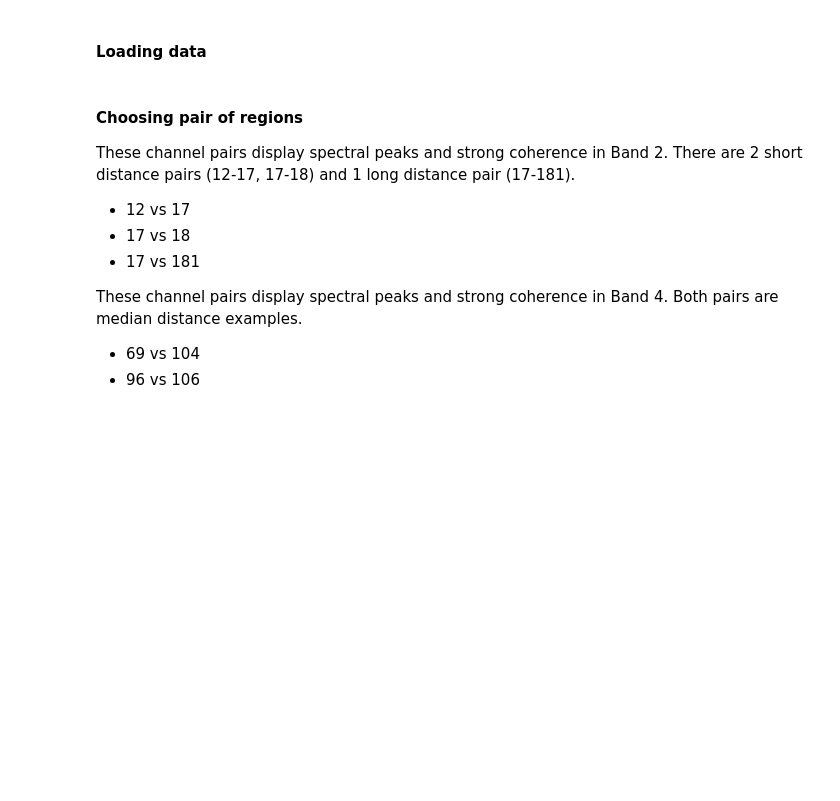
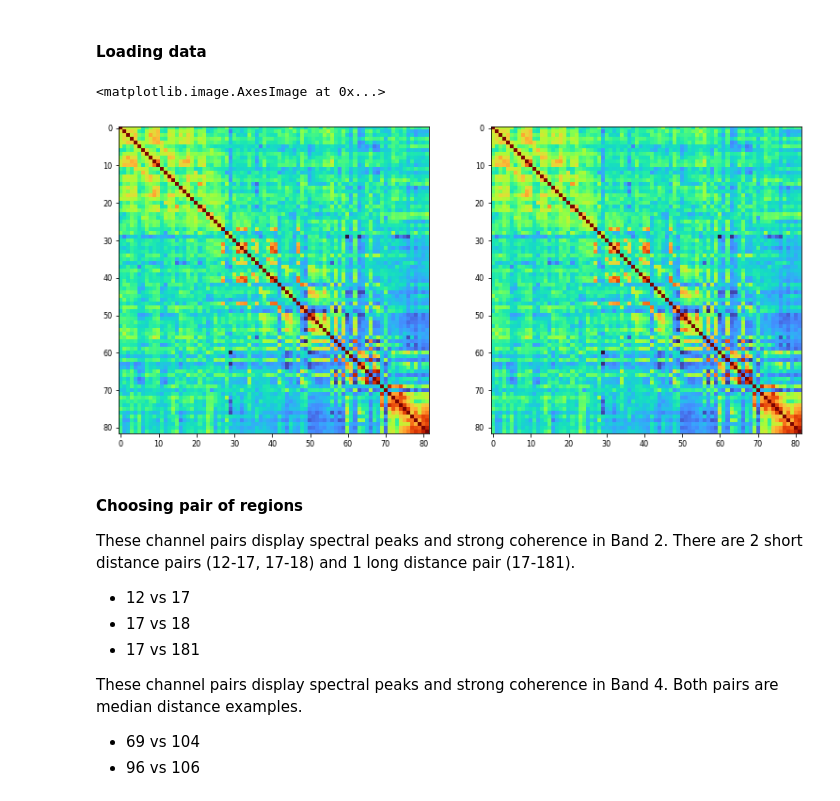
Before and after one commit to ViniciusLima94/GrayData-Analysis, a Jupyter notebook: notebooks/3.0.7. Test on the channels suggested by Charles.ipynb, the cells around one changed output. Drawn from its saved outputs; the diff is of its cells as text; code cells hidden in the pictures; blank space fills up the shorter version.

```diff
--- a/notebooks/3.0.7. Test on the channels suggested by Charles.ipynb
+++ b/notebooks/3.0.7. Test on the channels suggested by Charles.ipynb
@@ -34,3 +31,17 @@ data_surr = trial_swap_surrogates(data, verbose=True)
+# %%
+#### Surrogate data
+n_surr    = 20
+data_surr = []
+for i in range(n_surr): data_surr += [phase_rand_surrogates(data, seed=i*200, verbose=False, n_jobs=1)]#[trial_swap_surrogates(data, seed = i*200, verbose=False)]
+# %%
+plt.figure(figsize=(13,6))
+plt.subplot(1,2,1)
+plt.imshow( np.corrcoef(data[15]), aspect="auto", cmap="turbo" )
+plt.subplot(1,2,2)
+plt.imshow( np.corrcoef(data_surr[0][15]), aspect="auto", cmap="turbo" )
+# %% [output]
+<matplotlib.image.AxesImage at 0x...>
+[figure, added]
 # %% [markdown]
 #### Choosing pair of regions
 
```
Also changed, not shown: parts of 46 cells of this notebook, 2 other files.
